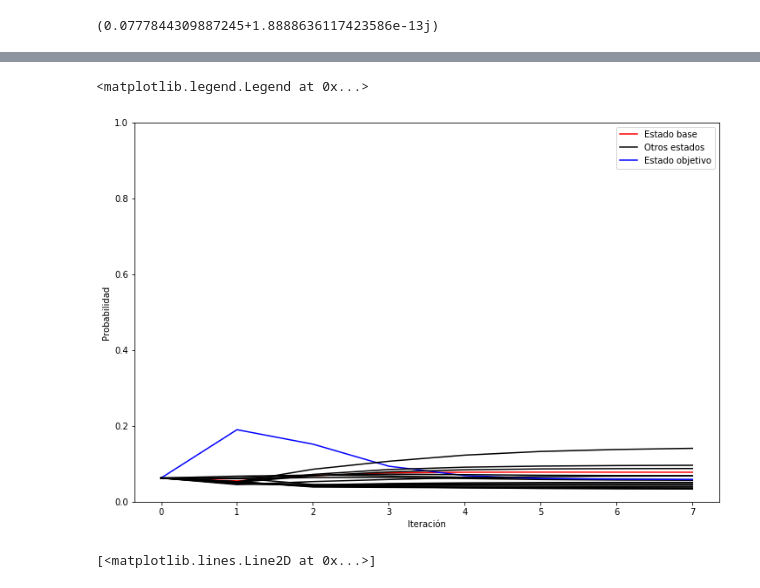
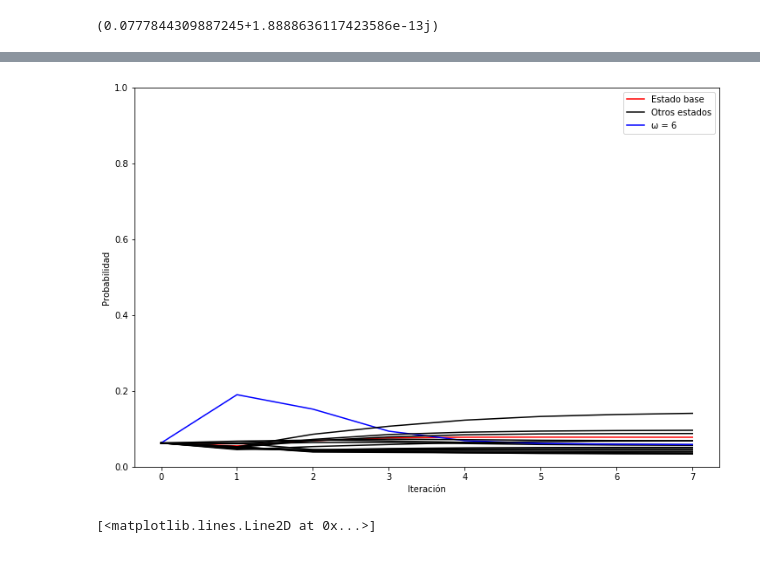
Before and after one commit to mcasanova1445/transmon-thesis, a Jupyter notebook: Grover/Results0110-25/Untitled.ipynb, the cells around one changed output, grey strips where cells are left out. Drawn from its saved outputs; the diff is of its cells as text; code cells hidden in the pictures.

```diff
--- a/Grover/Results0110-25/Untitled.ipynb
+++ b/Grover/Results0110-25/Untitled.ipynb
@@ -61,22 +61,22 @@ for i in range(2):
 # %%
 fig, axes = plt.subplots(1, 1, sharex=True, figsize=(12,8))
 
 for i in range(16):
     if i == 0b0110:
-        axes.plot(np.abs(a[i]), c='b', label='Estado objetivo')
+        axes.plot(np.abs(a[i]), c='b', label='ω = 6')
     elif i == 0:
         axes.plot(np.abs(a[i]), c='r', label='Estado base')
     elif i == 1:
         axes.plot(np.abs(a[i]), c='k', label='Otros estados')
     else:
         axes.plot(np.abs(a[i]), c='k')
 axes.set_xlabel('Iteración')
 axes.set_ylabel('Probabilidad')
 axes.set_ylim(0,1)
 axes.legend()
+fig.savefig('../../img/grover0110loss.eps', format='eps')
 # %% [output]
-<matplotlib.legend.Legend at 0x...>
-[figure, old version]
+[figure, new version]
 # %%
 plt.plot(a[0])
 plt.plot(a[-1])
```
Also changed, not shown: 47 other files.
